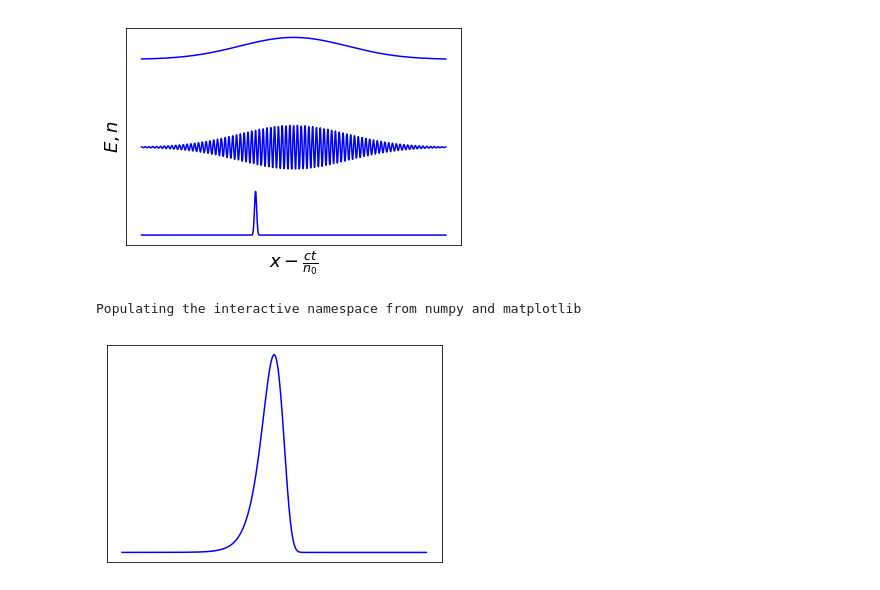
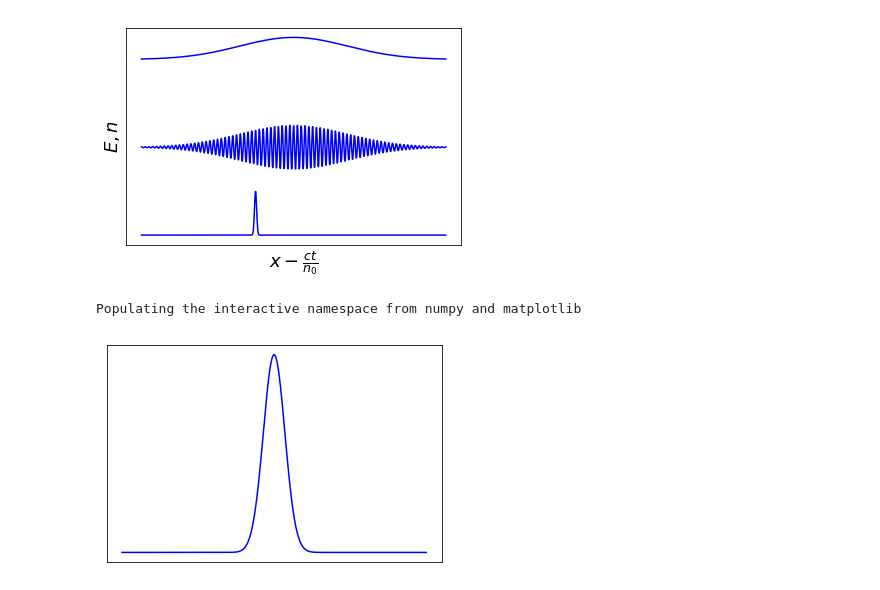
Before and after one commit to nimachm81/myPyCodes, a Jupyter notebook: pulse shaping - compression - space-time variation - FDTD.ipynb, the cells around one changed output. Drawn from its saved outputs; the diff is of its cells as text; code cells hidden in the pictures.

```diff
--- a/pulse shaping - compression - space-time variation - FDTD.ipynb
+++ b/pulse shaping - compression - space-time variation - FDTD.ipynb
@@ -790,32 +790,32 @@ import sympy as sp
 
 figsize(6,4)
 
 import os
 cwd = os.getcwd()
 dir_name = os.path.join(cwd, 'other', 'st-pulse-shaping')
 file_ext = '.eps'
 if not os.path.exists(dir_name):
     os.makedirs(dir_name)
 
 font = {'family':'serif', 'weight':'normal', 'size':15}
 matplotlib.rc('font', **font)
 
 
 N = 1000
 X = 1
 k = 2.0*np.pi/X
 
 x = np.linspace(-20*X, 20*X, N)
-E_asym = 2*np.exp(-(x)**2/(2*(1-0.1*x))**2)
+E_asym = 2*np.exp(-(x)**2/(2*(1-0.0*x))**2)
 
 delta = 4
 plot(x, E_asym, 'b')
 
 xticks([])
 yticks([])
 
 savefig(os.path.join(dir_name, 'asym-pulse'+file_ext), bbox_inches='tight', pad_inches=0.0)
 show()
 # %% [output]
 Populating the interactive namespace from numpy and matplotlib
-[figure, old version]
+[figure, new version]
```
